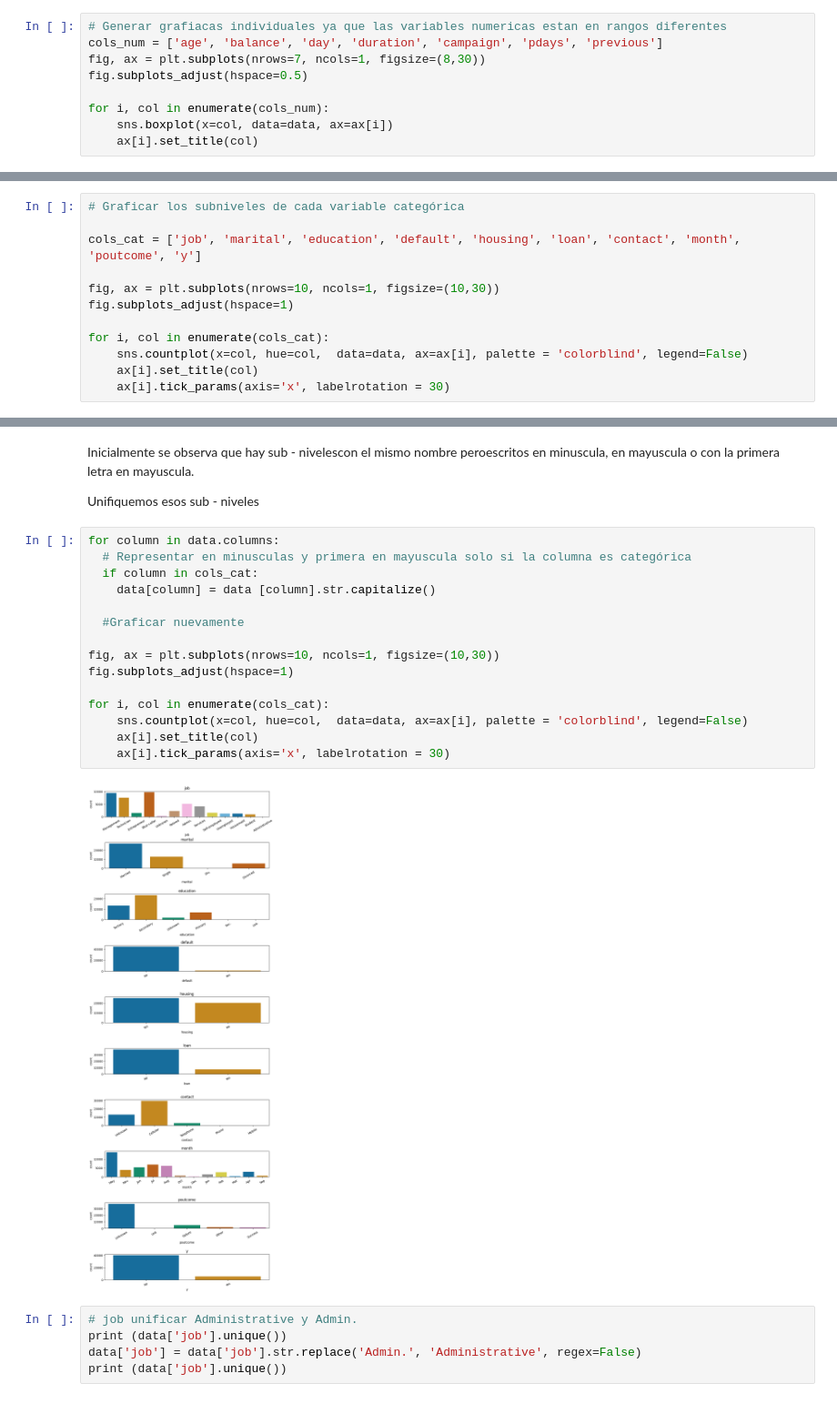
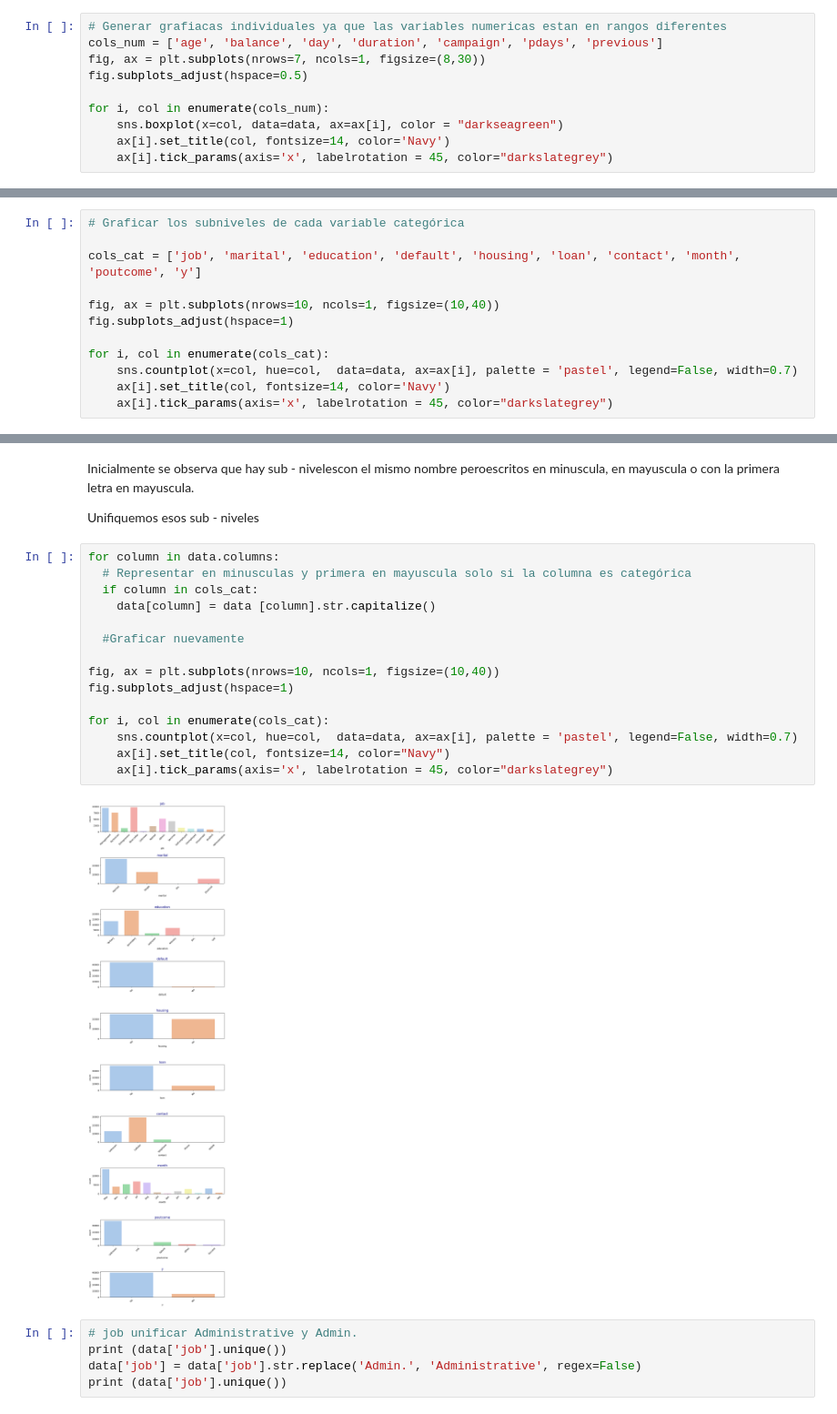
Before and after one commit to CharlieHndz/Talento-Tech-2024-Carlos-Hdez, a Jupyter notebook: Practica_Banco.ipynb, the cells around one changed output, grey strips where cells are left out. Shown at 91% size. Saved outputs shown, nothing was run; the diff lists cells and outputs as text.

```diff
--- a/Practica_Banco.ipynb
+++ b/Practica_Banco.ipynb
@@ -266,6 +268,7 @@ fig, ax = plt.subplots(nrows=7, ncols=1, figsize=(8,30))
 fig.subplots_adjust(hspace=0.5)
 
 for i, col in enumerate(cols_num):
-    sns.boxplot(x=col, data=data, ax=ax[i])
-    ax[i].set_title(col)
+    sns.boxplot(x=col, data=data, ax=ax[i], color = "darkseagreen")
+    ax[i].set_title(col, fontsize=14, color='Navy')
+    ax[i].tick_params(axis='x', labelrotation = 45, color="darkslategrey")
 # %% [output]
@@ -316,11 +319,11 @@ Se deben unificar estos sub-niveles
 
 cols_cat = ['job', 'marital', 'education', 'default', 'housing', 'loan', 'contact', 'month', 'poutcome', 'y']
 
-fig, ax = plt.subplots(nrows=10, ncols=1, figsize=(10,30))
+fig, ax = plt.subplots(nrows=10, ncols=1, figsize=(10,40))
 fig.subplots_adjust(hspace=1)
 
 for i, col in enumerate(cols_cat):
-    sns.countplot(x=col, hue=col,  data=data, ax=ax[i], palette = 'colorblind', legend=False)
-    ax[i].set_title(col)
-    ax[i].tick_params(axis='x', labelrotation = 30)
+    sns.countplot(x=col, hue=col,  data=data, ax=ax[i], palette = 'pastel', legend=False, width=0.7)
+    ax[i].set_title(col, fontsize=14, color='Navy')
+    ax[i].tick_params(axis='x', labelrotation = 45, color="darkslategrey")
 # %% [output]
@@ -332,20 +335,20 @@ Unifiquemos esos sub - niveles
 # %%
 for column in data.columns:
   # Representar en minusculas y primera en mayuscula solo si la columna es categórica
   if column in cols_cat:
     data[column] = data [column].str.capitalize()
 
   #Graficar nuevamente
 
-fig, ax = plt.subplots(nrows=10, ncols=1, figsize=(10,30))
+fig, ax = plt.subplots(nrows=10, ncols=1, figsize=(10,40))
 fig.subplots_adjust(hspace=1)
 
 for i, col in enumerate(cols_cat):
-    sns.countplot(x=col, hue=col,  data=data, ax=ax[i], palette = 'colorblind', legend=False)
-    ax[i].set_title(col)
-    ax[i].tick_params(axis='x', labelrotation = 30)
+    sns.countplot(x=col, hue=col,  data=data, ax=ax[i], palette = 'pastel', legend=False, width=0.7)
+    ax[i].set_title(col, fontsize=14, color="Navy")
+    ax[i].tick_params(axis='x', labelrotation = 45, color="darkslategrey")
 # %% [output]
-[figure, old version]
+[figure, new version]
 # %%
 # job unificar Administrative y Admin.
 print (data['job'].unique())
```
Also changed, not shown: parts of 14 cells of this notebook.
